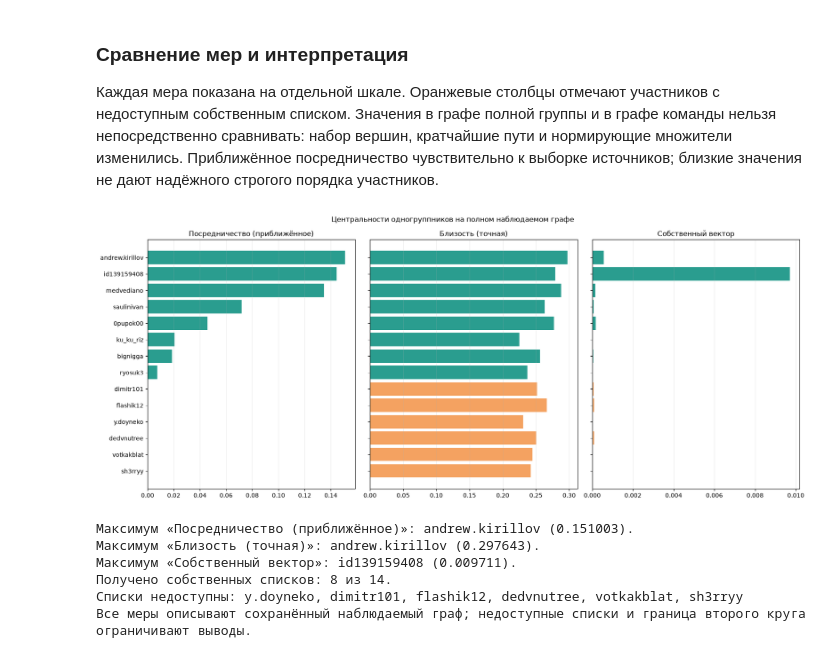
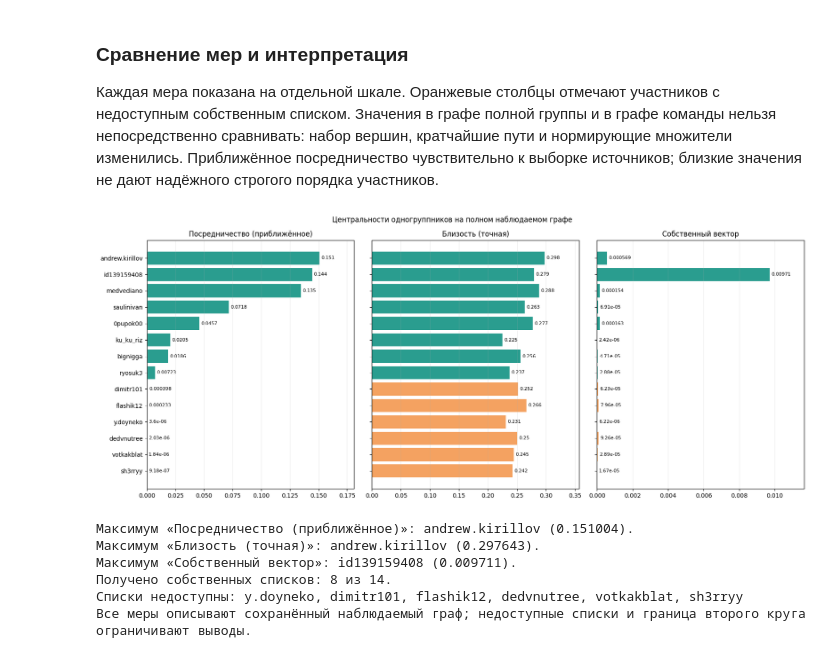
Before and after one commit to Osipovill/intelligent_systems_and_technologies, a Jupyter notebook: practice_2/practice2.ipynb, the cells around one changed output. Drawn from its saved outputs; the diff is of its cells as text; code cells hidden in the pictures.

```diff
--- a/practice_2/practice2.ipynb
+++ b/practice_2/practice2.ipynb
@@ -706,11 +744,13 @@ metric_titles = [
 ]
 fig, axes = plt.subplots(1, 3, figsize=(14, 4))
 for axis, (column, title) in zip(axes, metric_titles):
-    axis.bar(
+    bars = axis.bar(
         centrality['Участник'], centrality[column],
         color=[PARENT_COLORS[name] for name in centrality['Участник']],
     )
     axis.set_title(title)
+    axis.bar_label(bars, fmt='%.3g', padding=3, fontsize=8)
+    axis.margins(y=0.15)
     axis.tick_params(axis='x', rotation=35)
     axis.grid(axis='y', alpha=0.25)
 fig.suptitle('Центральности четырёх участников полного графа')
@@ -878,0 +907,25 @@ display(pd.DataFrame([{
+# %%
+direct_list_records = full_edges.loc[
+    full_edges['observation_level'].eq(1) & full_edges['friend_id'].isin(full_direct_ids),
+    ['friend_id', 'friend_friends_status', 'friend_friends_count'],
+].rename(columns={'friend_id': 'user_id', 'friend_friends_status': 'friends_status',
+                   'friend_friends_count': 'friends_count'})
+assert set(direct_list_records['user_id']) == full_direct_ids
+completeness_rows = []
+for label, records in [('Одногруппники', full_members), ('Прямые друзья вне группы', direct_list_records)]:
+    records = records[['user_id', 'friends_status', 'friends_count']].copy()
+    records['friends_status'] = records['friends_status'].replace('', pd.NA)
+    records['friends_count'] = pd.to_numeric(records['friends_count'], errors='coerce')
+    assert records.groupby('user_id')[['friends_status', 'friends_count']].nunique().le(1).all().all(), 'Conflicting list metadata'
+    users = records.groupby('user_id')[['friends_status', 'friends_count']].first()
+    loaded = users['friends_status'].eq('loaded').fillna(False)
+    completeness_rows.append({
+        'Круг': label, 'Пользователей': len(users), 'Списки получены': int(loaded.sum()),
+        'Из них пустые': int((loaded & users['friends_count'].eq(0)).sum()),
+        'Другой известный статус': int((users['friends_status'].notna() & ~loaded).sum()),
+        'Статус неизвестен': int(users['friends_status'].isna().sum()),
+        'Доступно, %': 100 * loaded.mean() if len(users) else np.nan,
+    })
+completeness = pd.DataFrame(completeness_rows)
+assert completeness[['Списки получены', 'Другой известный статус', 'Статус неизвестен']].sum(axis=1).eq(completeness['Пользователей']).all()
+display(completeness.round({'Доступно, %': 1}))
@@ -1015,30 +1105,32 @@ print('Параметры расчёта:', full_calculation)
 # %%
 fig, axes = plt.subplots(1, 3, figsize=(17, 7), sharey=True)
 ordered = full_results.sort_values(['betweenness_approximate', 'user_id'], ascending=[True, True])
 for axis, (column, title) in zip(axes, full_metric_labels.items()):
-    axis.barh(
+    bars = axis.barh(
         ordered['participant'], ordered[column],
         color=[full_colors[uid] for uid in ordered['user_id']],
     )
     axis.set_title(title)
+    axis.bar_label(bars, fmt='%.3g', padding=3, fontsize=8)
+    axis.margins(x=0.2)
     axis.grid(axis='x', alpha=0.25)
 fig.suptitle('Центральности одногруппников на полном наблюдаемом графе')
 fig.tight_layout()
 fig.savefig(FULL_DATA_DIR / 'centralities.png', dpi=150, bbox_inches='tight')
 plt.show()
 
 for column, label in full_metric_labels.items():
     maximum = full_results[column].max()
     leaders = full_results.loc[full_results[column].eq(maximum), 'participant'].tolist()
     print(f'Максимум «{label}»: {", ".join(leaders)} ({maximum:.6f}).')
 unavailable = full_members.loc[full_members['friends_status'].ne('loaded'), 'screen_name'].tolist()
 print(f'Получено собственных списков: {len(full_members) - len(unavailable)} из {len(full_members)}.')
 if unavailable:
     print('Списки недоступны:', ', '.join(unavailable))
 print('Все меры описывают сохранённый наблюдаемый граф; недоступные списки и граница второго круга ограничивают выводы.')
 # %% [output]
-[figure, old version]
+[figure, new version]
-Максимум «Посредничество (приближённое)»: andrew.kirillov (0.151003).
+Максимум «Посредничество (приближённое)»: andrew.kirillov (0.151004).
 Максимум «Близость (точная)»: andrew.kirillov (0.297643).
 Максимум «Собственный вектор»: id139159408 (0.009711).
 Получено собственных списков: 8 из 14.
```
Also changed, not shown: parts of 26 cells of this notebook.
